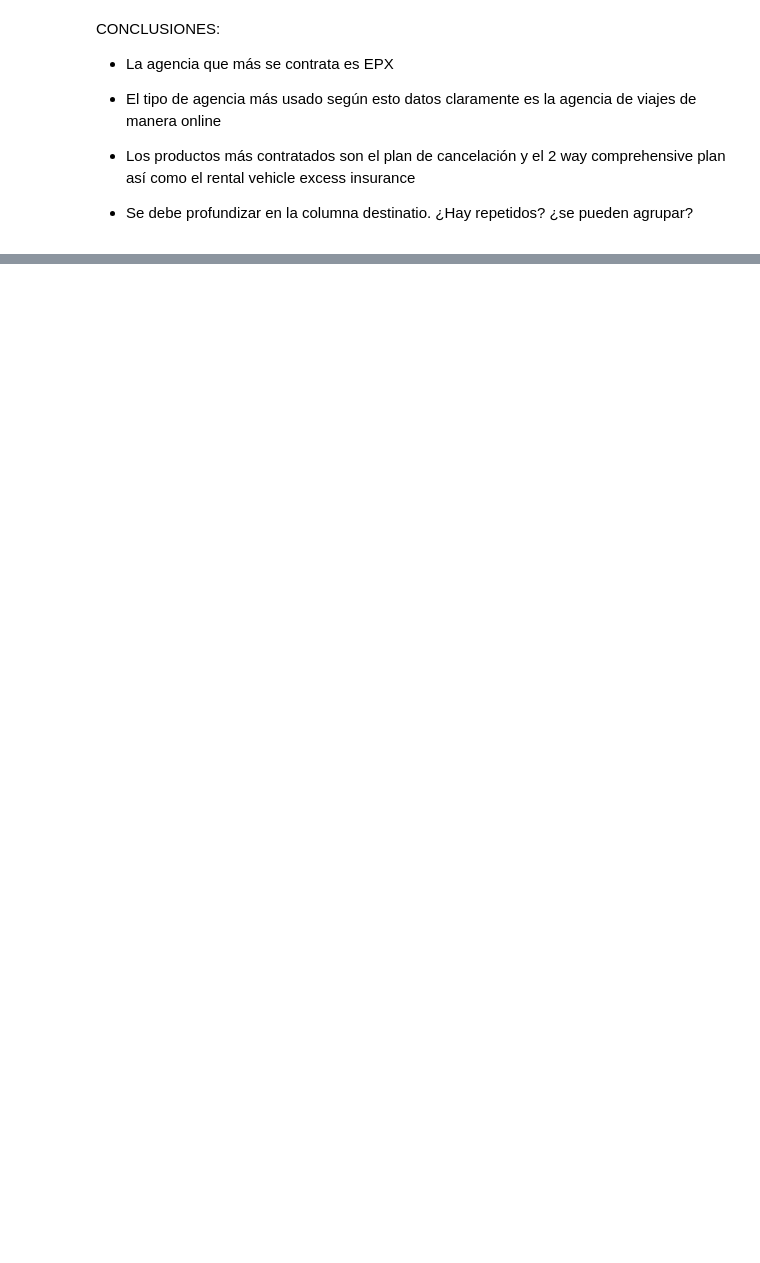
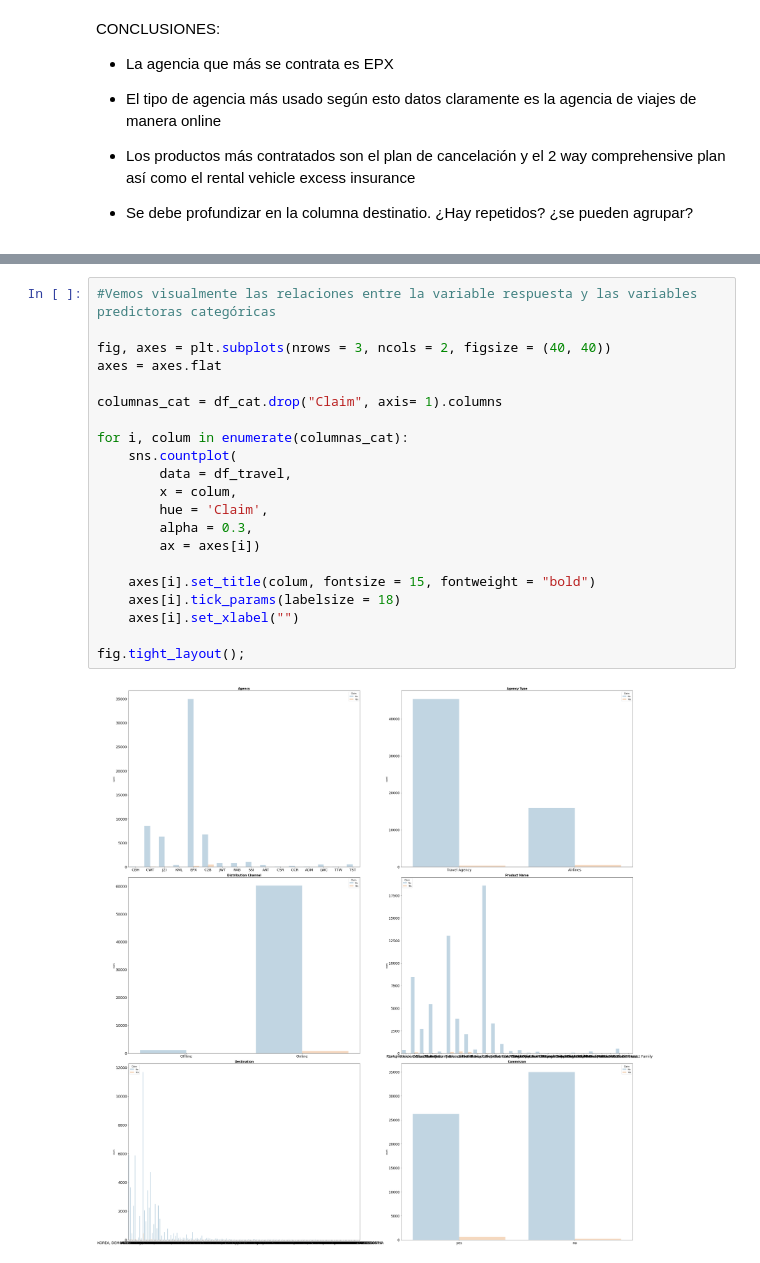
Before and after one commit to NataliaBarquin/Adalab_Pair_programming_5_machine_learning, a Jupyter notebook: Pair_RLO1_EDA.ipynb, the cells around one changed output, grey strips where cells are left out. Drawn from its saved outputs; the diff is of its cells as text; blank space fills up the shorter version.

```diff
--- a/Pair_RLO1_EDA.ipynb
+++ b/Pair_RLO1_EDA.ipynb
@@ -412,0 +623,23 @@ CONCLUSIONES:
+# %%
+#Vemos visualmente las relaciones entre la variable respuesta y las variables predictoras categóricas
+
+fig, axes = plt.subplots(nrows = 3, ncols = 2, figsize = (40, 40))
+axes = axes.flat
+
+columnas_cat = df_cat.drop("Claim", axis= 1).columns
+
+for i, colum in enumerate(columnas_cat):
+    sns.countplot(
+        data = df_travel,
+        x = colum,
+        hue = 'Claim',
+        alpha = 0.3,
+        ax = axes[i])
+
+    axes[i].set_title(colum, fontsize = 15, fontweight = "bold")
+    axes[i].tick_params(labelsize = 18)
+    axes[i].set_xlabel("")
+
+fig.tight_layout();
+# %% [output]
+[figure, added]
```
Also changed, not shown: parts of 26 cells of this notebook, 5 other files.
